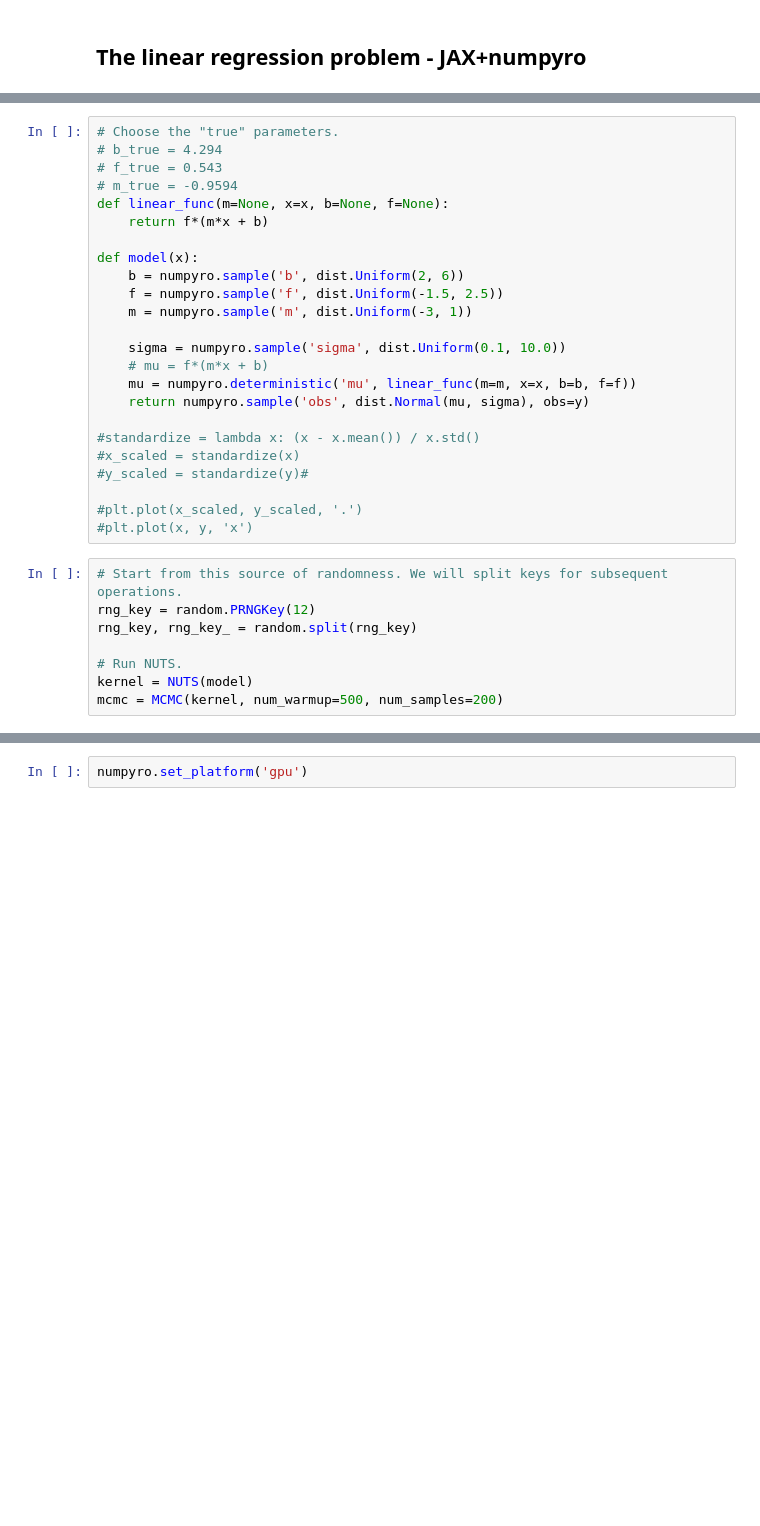
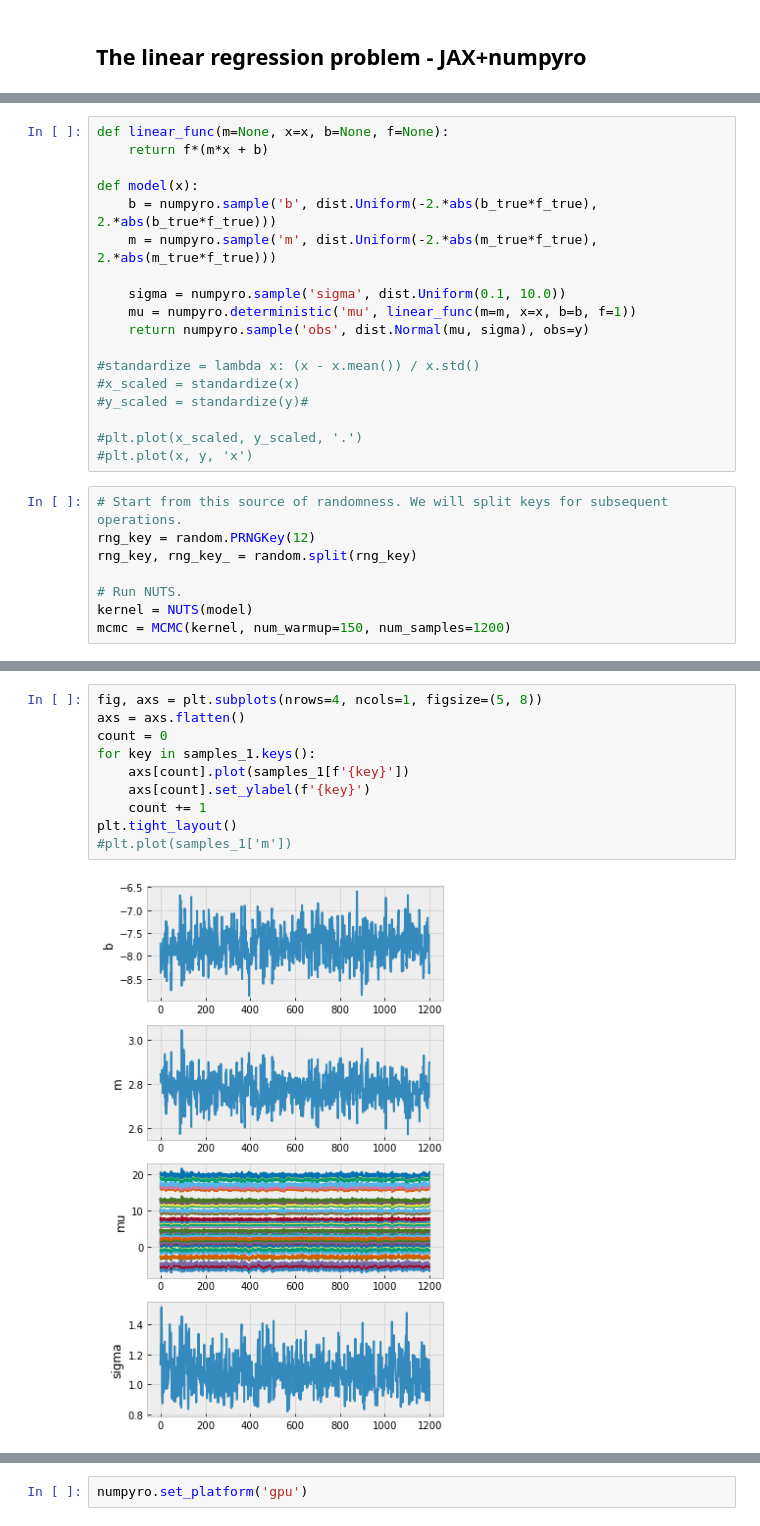
Before and after one commit to srijaniiserprinceton/qdpy-numpyro, a Jupyter notebook: notebooks/linear-regression.ipynb, the cells around one changed output, grey strips where cells are left out. Drawn from its saved outputs; the diff is of its cells as text; blank space fills up the shorter version.

Commit message:
linear regression works

```diff
--- a/notebooks/linear-regression.ipynb
+++ b/notebooks/linear-regression.ipynb
@@ -76,19 +75,13 @@ b = 2.339 ± 0.001
 # %%
-# Choose the "true" parameters.
-# b_true = 4.294
-# f_true = 0.543
-# m_true = -0.9594
 def linear_func(m=None, x=x, b=None, f=None):
     return f*(m*x + b)
 
 def model(x):
-    b = numpyro.sample('b', dist.Uniform(2, 6))
-    f = numpyro.sample('f', dist.Uniform(-1.5, 2.5))
-    m = numpyro.sample('m', dist.Uniform(-3, 1))
+    b = numpyro.sample('b', dist.Uniform(-2.*abs(b_true*f_true), 2.*abs(b_true*f_true)))
+    m = numpyro.sample('m', dist.Uniform(-2.*abs(m_true*f_true), 2.*abs(m_true*f_true)))
 
     sigma = numpyro.sample('sigma', dist.Uniform(0.1, 10.0))
-    # mu = f*(m*x + b)
-    mu = numpyro.deterministic('mu', linear_func(m=m, x=x, b=b, f=f))
+    mu = numpyro.deterministic('mu', linear_func(m=m, x=x, b=b, f=1))
     return numpyro.sample('obs', dist.Normal(mu, sigma), obs=y)
 
 #standardize = lambda x: (x - x.mean()) / x.std()
@@ -104,7 +97,7 @@ rng_key, rng_key_ = random.split(rng_key)
 
 # Run NUTS.
 kernel = NUTS(model)
-mcmc = MCMC(kernel, num_warmup=500, num_samples=200)
+mcmc = MCMC(kernel, num_warmup=150, num_samples=1200)
 # %%
 mcmc.run(rng_key_, x=x)
 #mcmc.run(rng_key_, x_scaled=x_scaled)
@@ -131,0 +117,12 @@ plt.plot(samples_1['b'])
+# %%
+fig, axs = plt.subplots(nrows=4, ncols=1, figsize=(5, 8))
+axs = axs.flatten()
+count = 0
+for key in samples_1.keys():
+    axs[count].plot(samples_1[f'{key}'])
+    axs[count].set_ylabel(f'{key}')
+    count += 1
+plt.tight_layout()
+#plt.plot(samples_1['m'])
+# %% [output]
+[figure, added]
```
Also changed, not shown: parts of 14 cells of this notebook, 1 other file.
